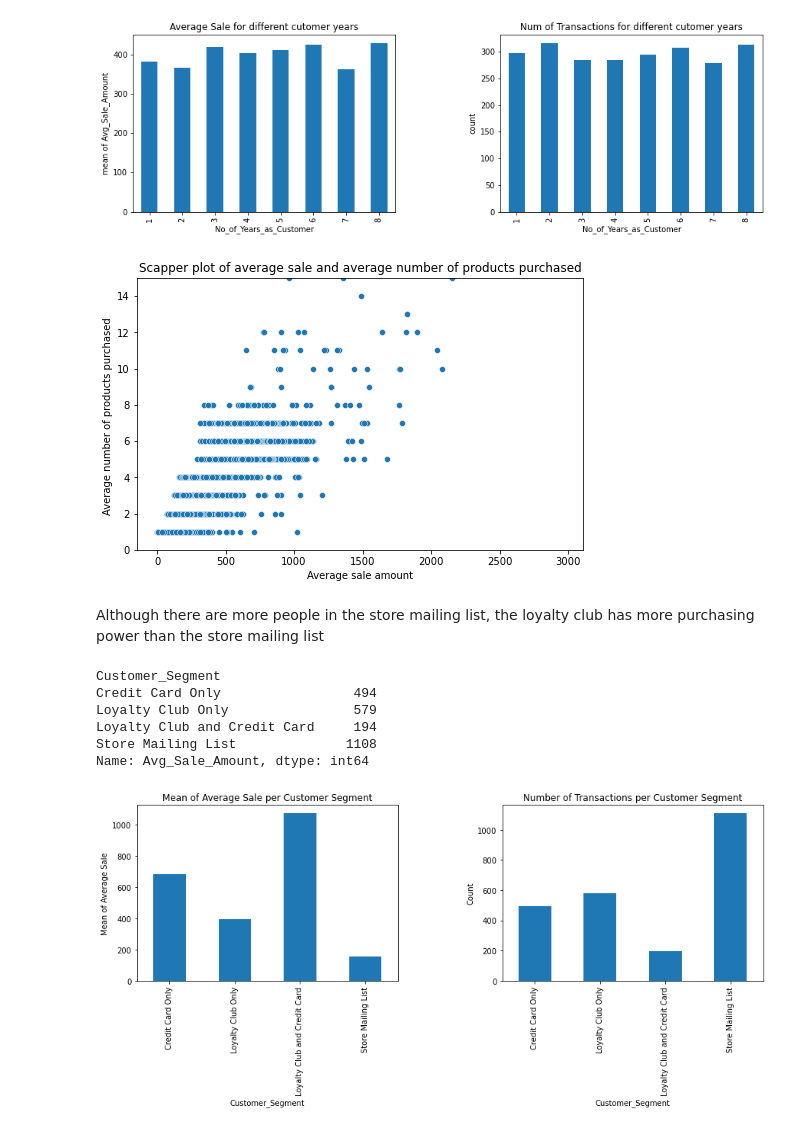
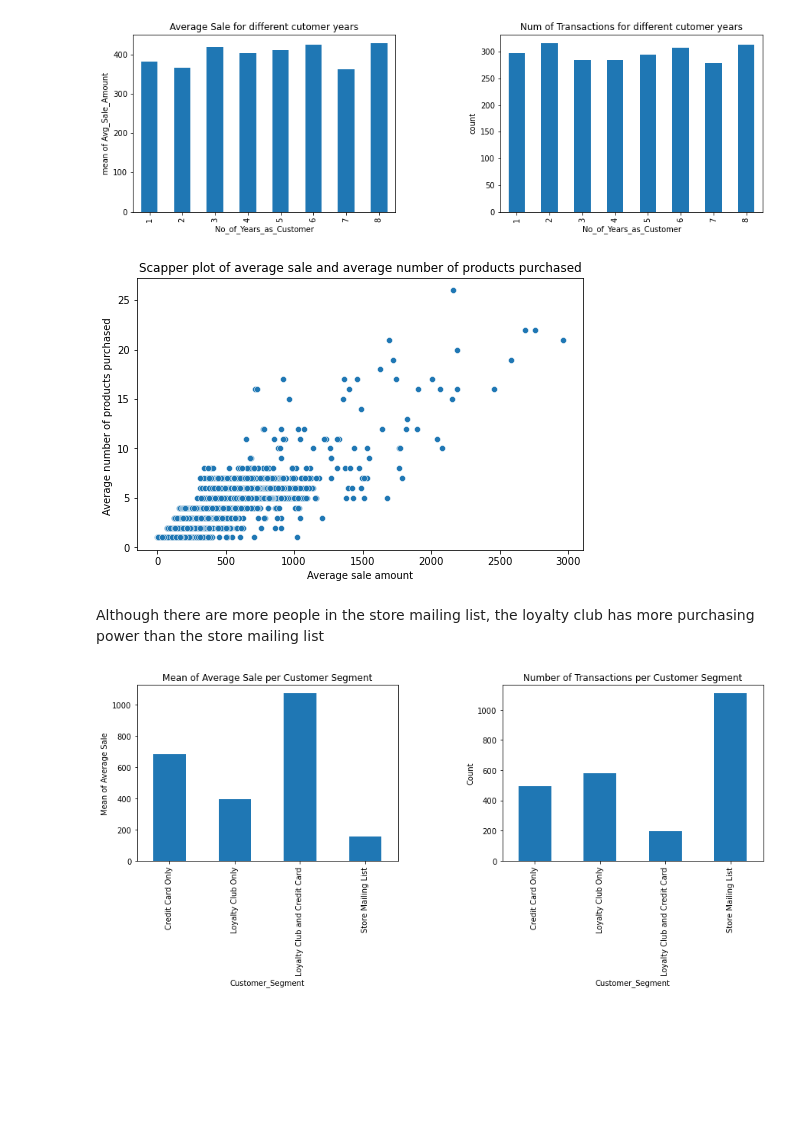
Before and after one commit to AdeVic/p1_customers, a Jupyter notebook: p1_customers.ipynb, the cells around one changed output. Cells and saved outputs as stored; diff of their text form; code cells hidden in the pictures; blank space fills up the shorter version.

```diff
--- a/p1_customers.ipynb
+++ b/p1_customers.ipynb
@@ -505,23 +495,13 @@ plt.subplots_adjust(left=0.1,
 # %%
 plt.figure(figsize=(8,5))
 sns.scatterplot(data=cust_df, x='Avg_Sale_Amount', y='Avg_Num_Products_Purchased')
-plt.ylim(0,15)
 plt.xlabel('Average sale amount')
 plt.ylabel('Average number of products purchased ')
 plt.title('Scapper plot of average sale and average number of products purchased');
 # %% [output]
-[figure, old version]
+[figure, new version]
 # %% [markdown]
 Although there are more people in the store mailing list, the loyalty club has more purchasing power than the store mailing list
-# %%
-cust_df.groupby('Customer_Segment').count()['Avg_Sale_Amount']
-# %% [output]
-Customer_Segment
-Credit Card Only                 494
-Loyalty Club Only                579
-Loyalty Club and Credit Card     194
-Store Mailing List              1108
-Name: Avg_Sale_Amount, dtype: int64
 # %%
 plt.subplot(1, 2, 1)
 cust_df.groupby('Customer_Segment').mean()['Avg_Sale_Amount'].plot(kind='bar')
```
Also changed, not shown: parts of 15 cells of this notebook.
